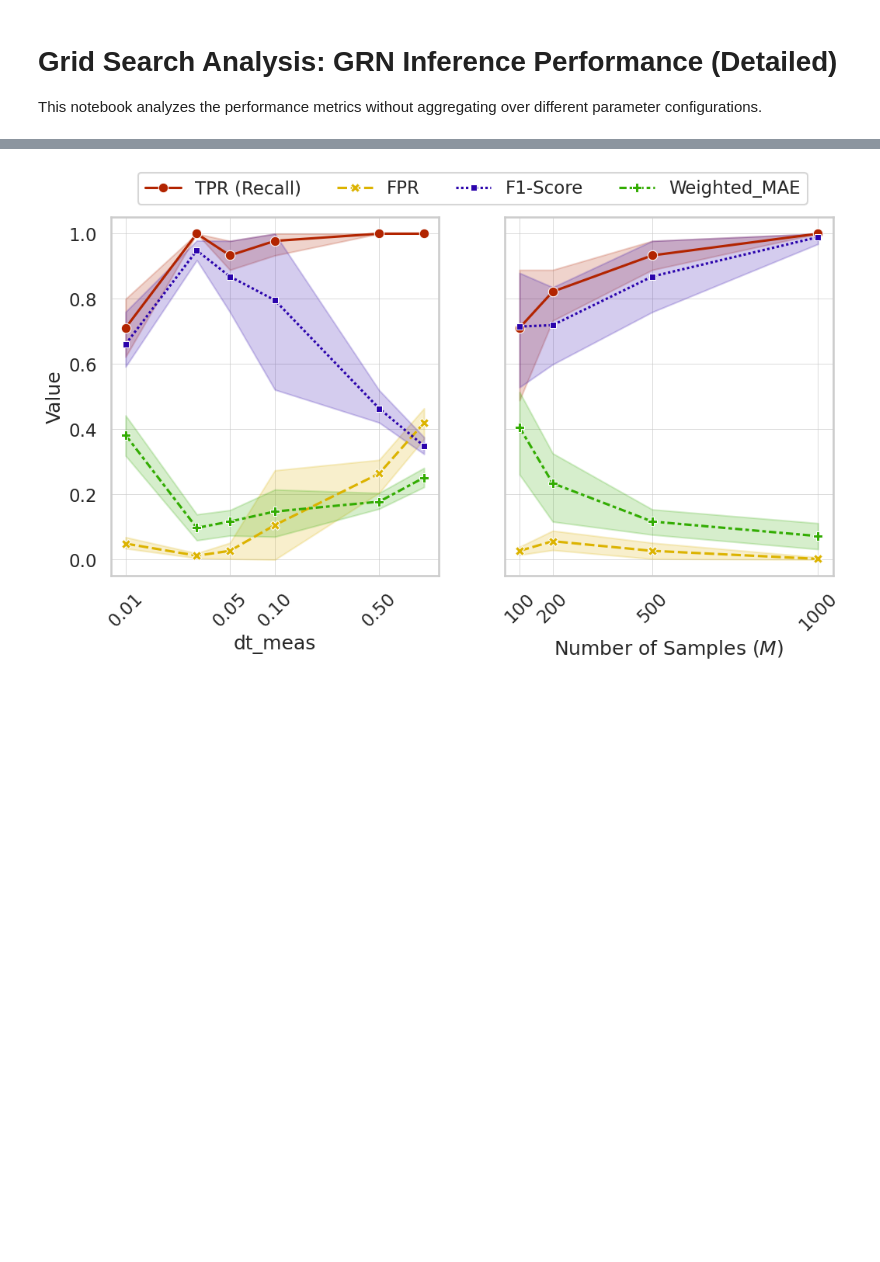
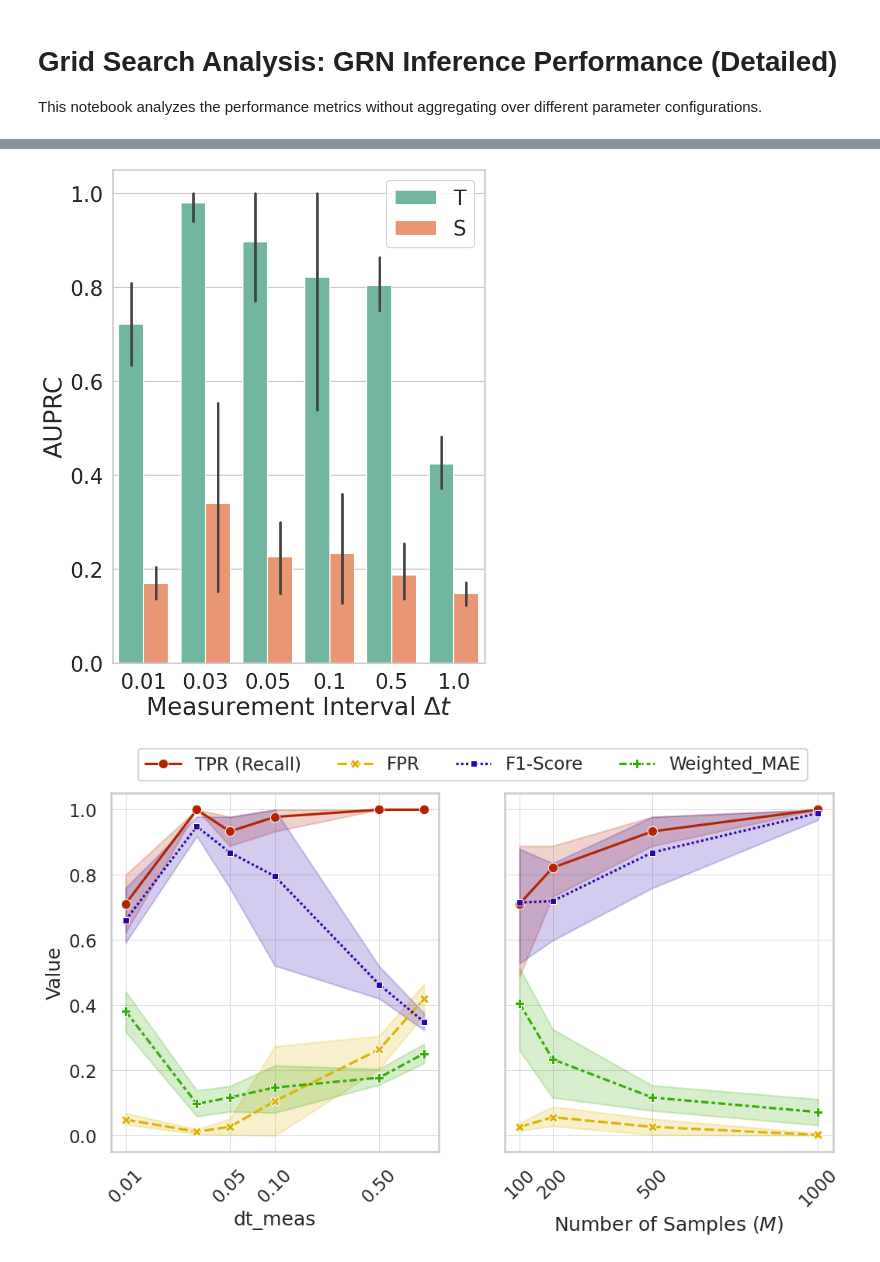
Before and after one commit to CoMuNeLab/Onsager_Machlup_Inf, a Jupyter notebook: Grid_Search_Analysis.ipynb, the cells around one changed output, grey strips where cells are left out. Drawn from its saved outputs; the diff is of its cells as text; code cells hidden in the pictures; blank space fills up the shorter version.

Commit message:
updating benchamrking resutls and figures of benchmarking and S-T comp

```diff
--- a/Grid_Search_Analysis.ipynb
+++ b/Grid_Search_Analysis.ipynb
@@ -89,15 +90,22 @@ plt.show()
 # %%
 # Choose a specific configuration to compare transient vs stationary: M_pairs=500, dt_meas=0.05
 fixed_M = 500
 fixed_dt = 0.05
-df_subset = df[(df['M_pairs'] == fixed_M) & (df['dt_meas'] == fixed_dt)]
+df_subset = df[(df['M_pairs'] == fixed_M) & (df['N'] == 10)]
 
-fig, ax = plt.subplots(figsize=(10, 6))
-sns.barplot(data=df_subset, x='N', y='F1-Score', hue='Regime', palette='Set2', ax=ax)
-ax.set_title(f'F1-Score: Transient vs Stationary (Fixed M={fixed_M}, dt={fixed_dt})')
-plt.legend(bbox_to_anchor=(1.05, 1), loc='upper left')
+fig, ax = plt.subplots(figsize=(9, 12))
+fontsize = 28
+
+sns.barplot(data=df_subset, x='dt_meas', y='AUPRC', hue='Regime', palette='Set2', ax=ax)
+ax.set_xlabel(r'Measurement Interval $\Delta t$', fontsize=fontsize+5)
+ax.set_ylabel('AUPRC', fontsize=fontsize+5)
+ax.tick_params(axis='both', which='major', labelsize=fontsize)
+
+plt.legend(loc='upper right', fontsize=fontsize)
 plt.savefig('images/detailed/transient_vs_stationary_fixed.png', dpi=300, bbox_inches='tight')
 plt.show()
+# %% [output]
+[figure, added]
 # %%
 # Choose a specific configuration to compare transient vs stationary: M_pairs=500, dt_meas=0.05
 fixed_M = 500
```
Also changed, not shown: parts of 1 cell of this notebook, 2 other files.
